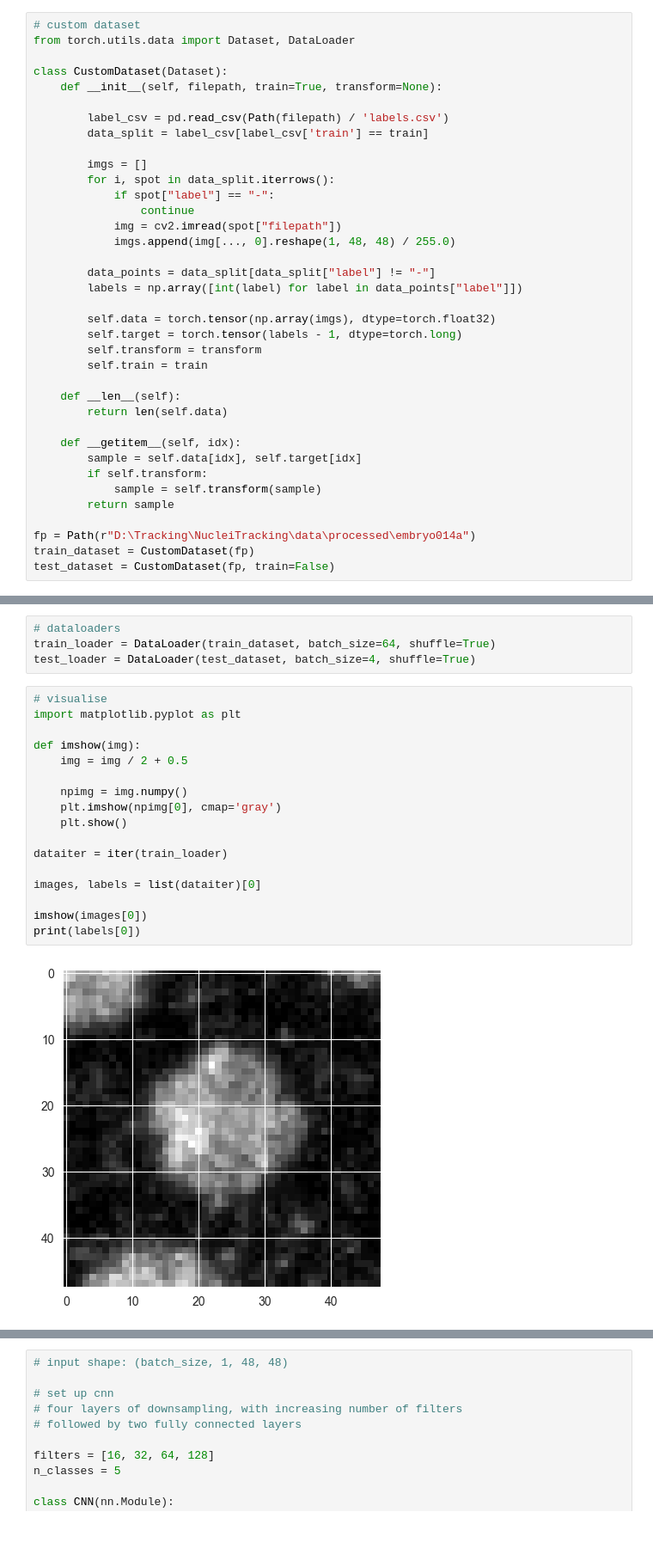
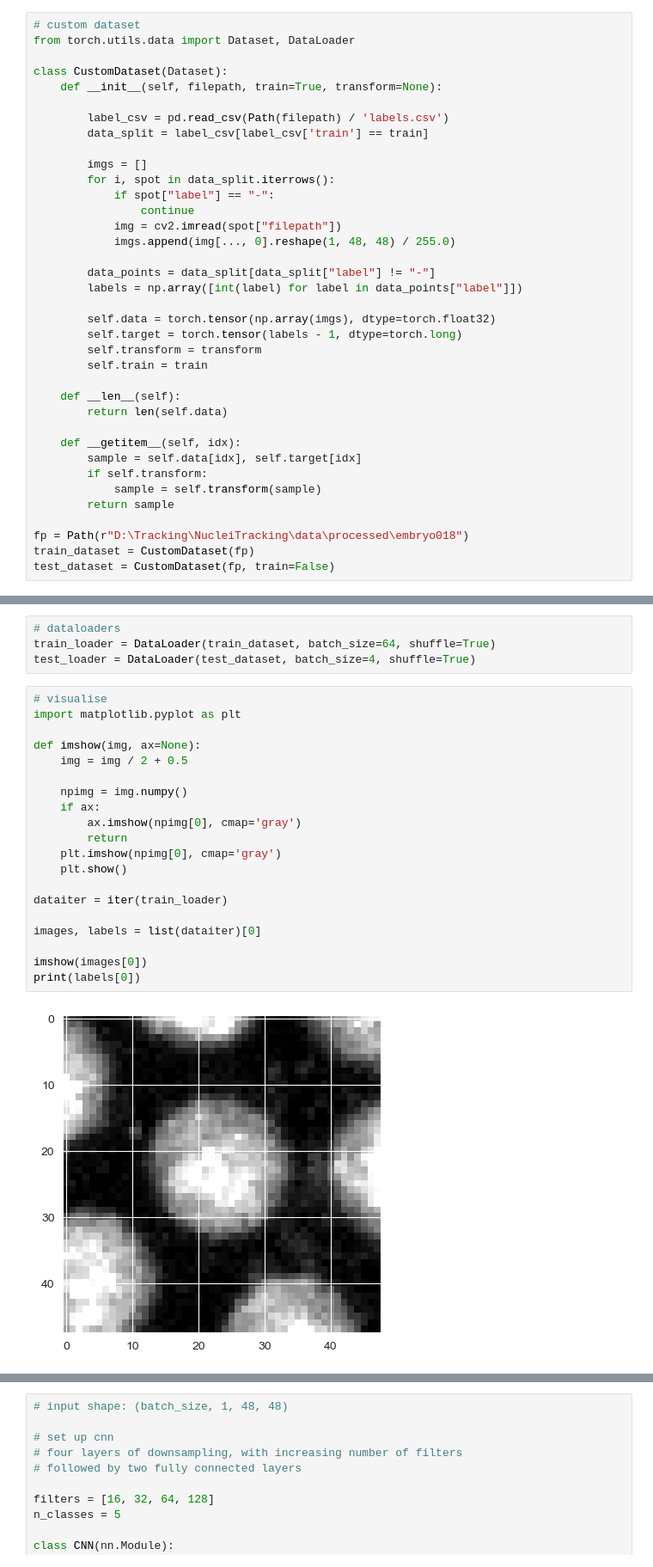
Before and after one commit to Harrison-Oatman/NucleiTracking, a Jupyter notebook: notebooks/model_training.ipynb, the cells around one changed output, grey strips where cells are left out. Shown at 86% size. Cells and saved outputs as stored; diff of their text form; blank space fills up the shorter version.

```diff
--- a/notebooks/model_training.ipynb
+++ b/notebooks/model_training.ipynb
@@ -42,7 +42,7 @@ class CustomDataset(Dataset):
             sample = self.transform(sample)
         return sample
 
-fp = Path(r"D:\Tracking\NucleiTracking\data\processed\embryo014a")
+fp = Path(r"D:\Tracking\NucleiTracking\data\processed\embryo018")
 train_dataset = CustomDataset(fp)
 test_dataset = CustomDataset(fp, train=False)
 # %%
@@ -89,22 +89,25 @@ test_loader = DataLoader(test_dataset, batch_size=4, shuffle=True)
 # %%
 # visualise
 import matplotlib.pyplot as plt
 
-def imshow(img):
+def imshow(img, ax=None):
     img = img / 2 + 0.5
 
     npimg = img.numpy()
+    if ax:
+        ax.imshow(npimg[0], cmap='gray')
+        return
     plt.imshow(npimg[0], cmap='gray')
     plt.show()
 
 dataiter = iter(train_loader)
 
 images, labels = list(dataiter)[0]
 
 imshow(images[0])
 print(labels[0])
 # %% [output]
-[figure, old version]
+[figure, new version]
 tensor(1)
 # %%
 # input shape: (batch_size, 1, 48, 48)
```
Also changed, not shown: parts of 9 cells of this notebook.
